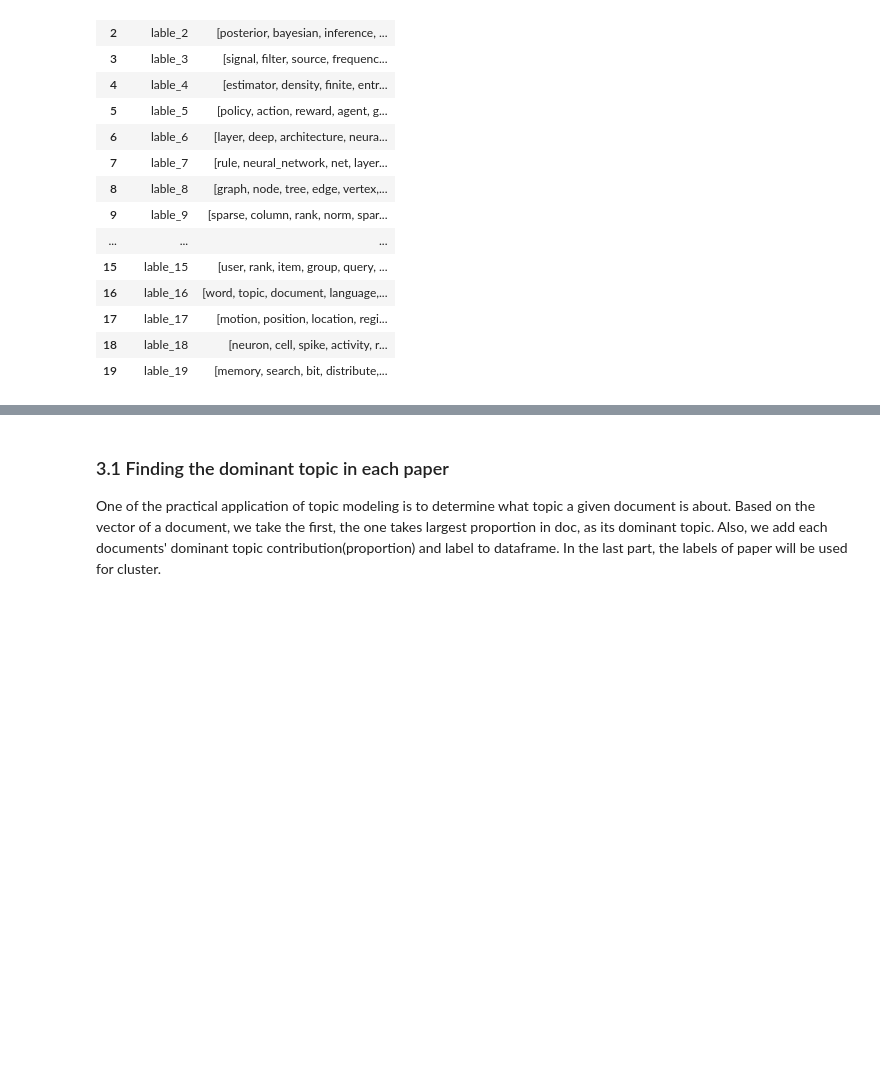
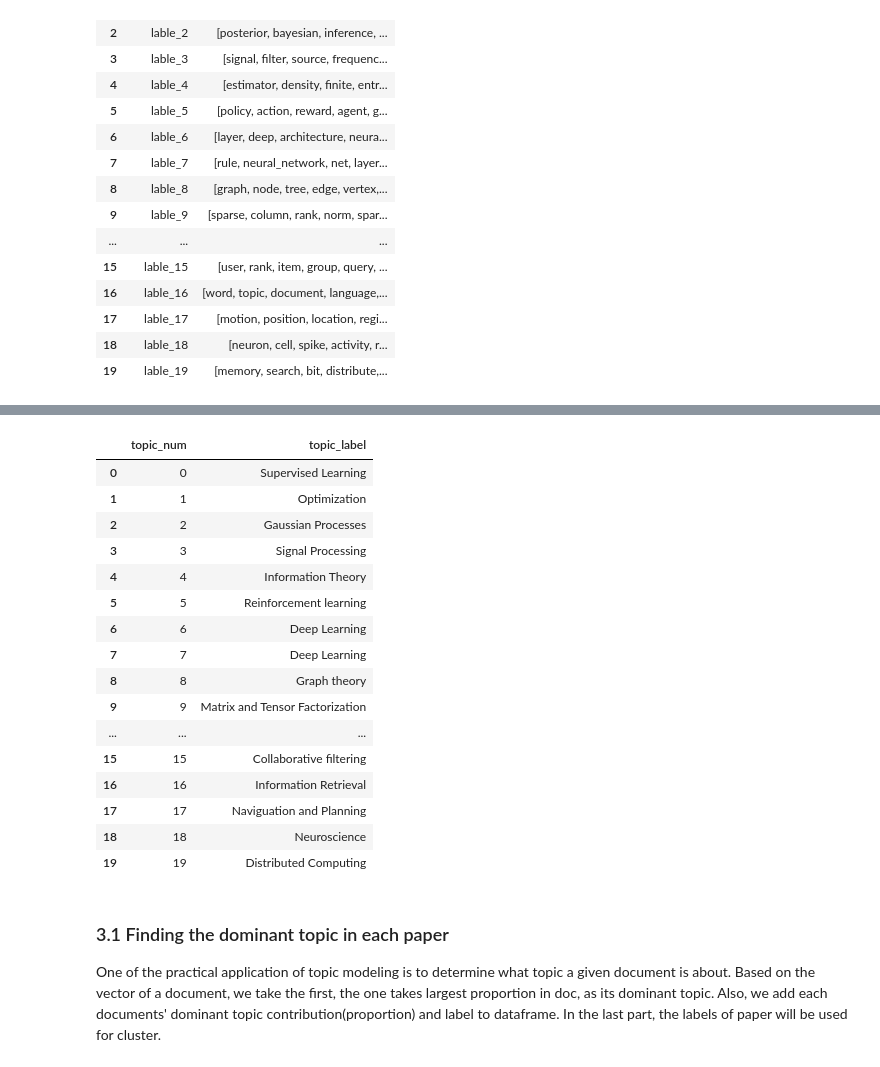
Before and after one commit to sting1000/ntds_project, a Jupyter notebook: topic_exploration.ipynb, the cells around one changed output, grey strips where cells are left out. Saved outputs shown, nothing was run; the diff lists cells and outputs as text; code cells hidden in the pictures; blank space fills up the shorter version.

```diff
--- a/topic_exploration.ipynb
+++ b/topic_exploration.ipynb
@@ -543,3 +559,23 @@ t
+# %%
+manul_label
+# %% [output]
+|  | topic_num | topic_label |
+| 0 | 0 | Supervised Learning |
+| 1 | 1 | Optimization |
+| 2 | 2 | Gaussian Processes |
+| 3 | 3 | Signal Processing |
+| 4 | 4 | Information Theory |
+| 5 | 5 | Reinforcement learning |
+| 6 | 6 | Deep Learning |
+| 7 | 7 | Deep Learning |
+| 8 | 8 | Graph theory |
+| 9 | 9 | Matrix and Tensor Factorization |
+| ... | ... | ... |
+| 15 | 15 | Collaborative filtering |
+| 16 | 16 | Information Retrieval |
+| 17 | 17 | Naviguation and Planning |
+| 18 | 18 | Neuroscience |
+| 19 | 19 | Distributed Computing |
 # %% [markdown]
 ### 3.1 Finding the dominant topic in each paper
 One of the practical application of topic modeling is to determine what topic a given document is about. Based on the vector of a document, we take the first, the one takes largest proportion in doc, as its dominant topic. Also, we add each documents' dominant topic contribution(proportion) and label to dataframe. In the last part, the labels of paper will be used for cluster.
```
Also changed, not shown: parts of 11 cells of this notebook.
